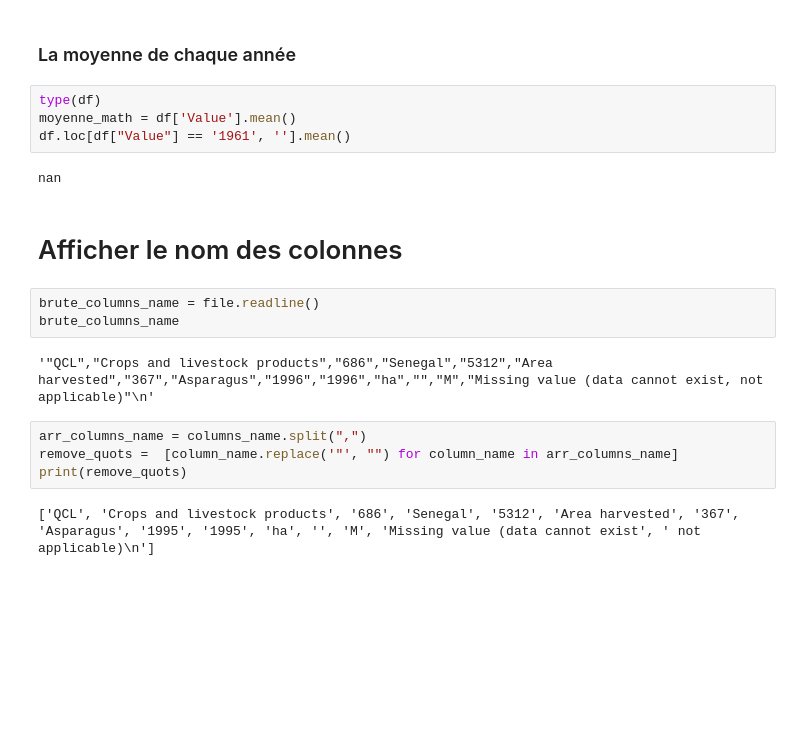
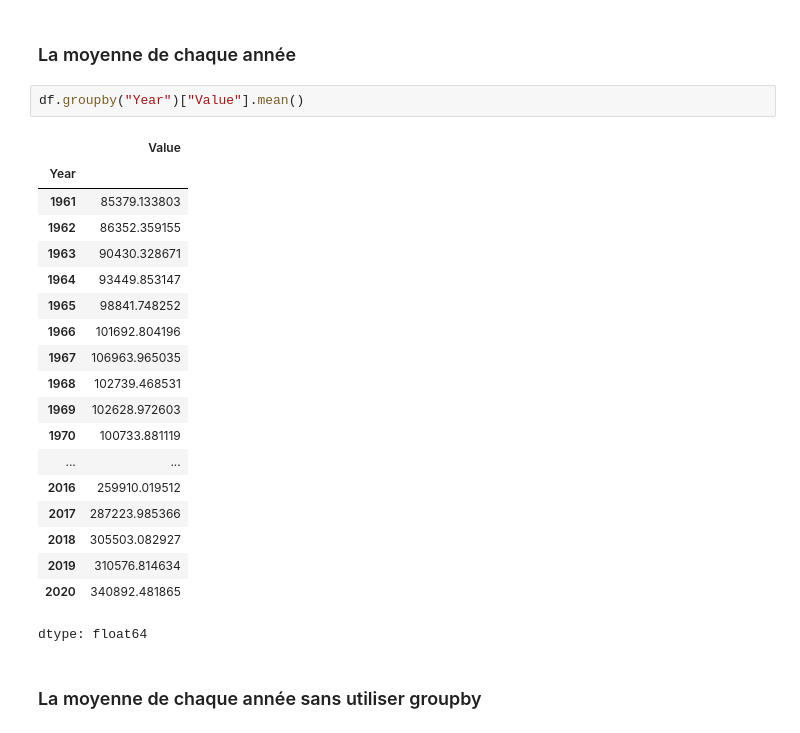
Before and after one commit to lamine-f/dic2-stats-tp, a Jupyter notebook: data_process.ipynb, the cells around one changed output. Drawn from its saved outputs; the diff is of its cells as text; blank space fills up the shorter version.

```diff
--- a/data_process.ipynb
+++ b/data_process.ipynb
@@ -52,22 +37,27 @@ plt.show()
 [figure]
 # %% [markdown]
 ### La moyenne de chaque année
-# %%
-type(df)
-moyenne_math = df['Value'].mean()
-df.loc[df["Value"] == '1961', ''].mean()
-# %% [output]
-nan
-# %% [markdown]
-# Afficher le nom des colonnes
-# %%
-brute_columns_name = file.readline()
-brute_columns_name
-# %% [output]
-'"QCL","Crops and livestock products","686","Senegal","5312","Area harvested","367","Asparagus","1996","1996","ha","","M","Missing value (data cannot exist, not applicable)"\n'
-# %%
-arr_columns_name = columns_name.split(",")
-remove_quots =  [column_name.replace('"', "") for column_name in arr_columns_name]
-print(remove_quots)
-# %% [output]
-['QCL', 'Crops and livestock products', '686', 'Senegal', '5312', 'Area harvested', '367', 'Asparagus', '1995', '1995', 'ha', '', 'M', 'Missing value (data cannot exist', ' not applicable)\n']
+# %%
+df.groupby("Year")["Value"].mean()
+# %% [output]
+|  | Value |
+| Year |  |
+| 1961 | 85379.133803 |
+| 1962 | 86352.359155 |
+| 1963 | 90430.328671 |
+| 1964 | 93449.853147 |
+| 1965 | 98841.748252 |
+| 1966 | 101692.804196 |
+| 1967 | 106963.965035 |
+| 1968 | 102739.468531 |
+| 1969 | 102628.972603 |
+| 1970 | 100733.881119 |
+| ... | ... |
+| 2016 | 259910.019512 |
+| 2017 | 287223.985366 |
+| 2018 | 305503.082927 |
+| 2019 | 310576.814634 |
+| 2020 | 340892.481865 |
+dtype: float64
+# %% [markdown]
+### La moyenne de chaque année sans utiliser groupby
```
Also changed, not shown: parts of 11 cells of this notebook.
